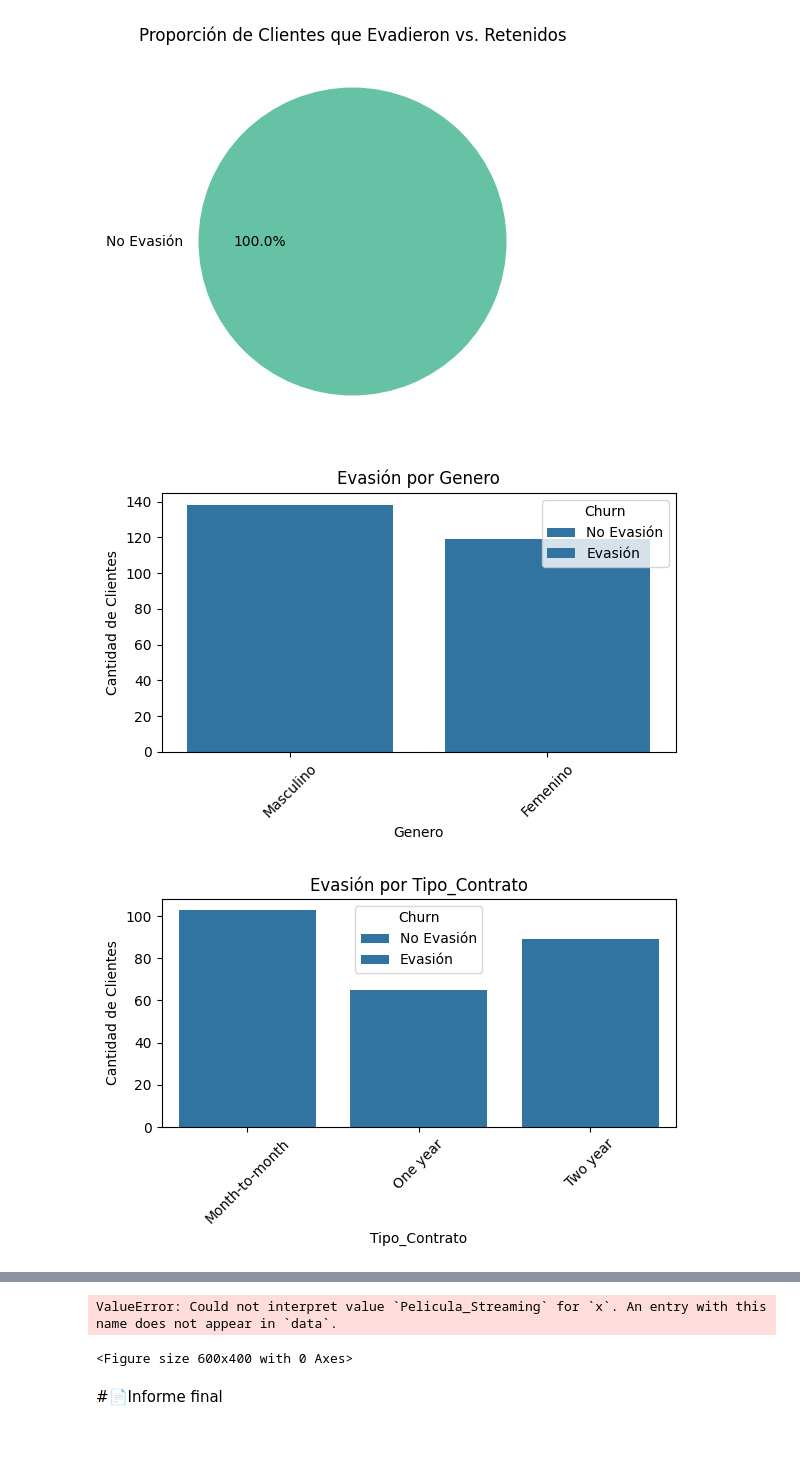
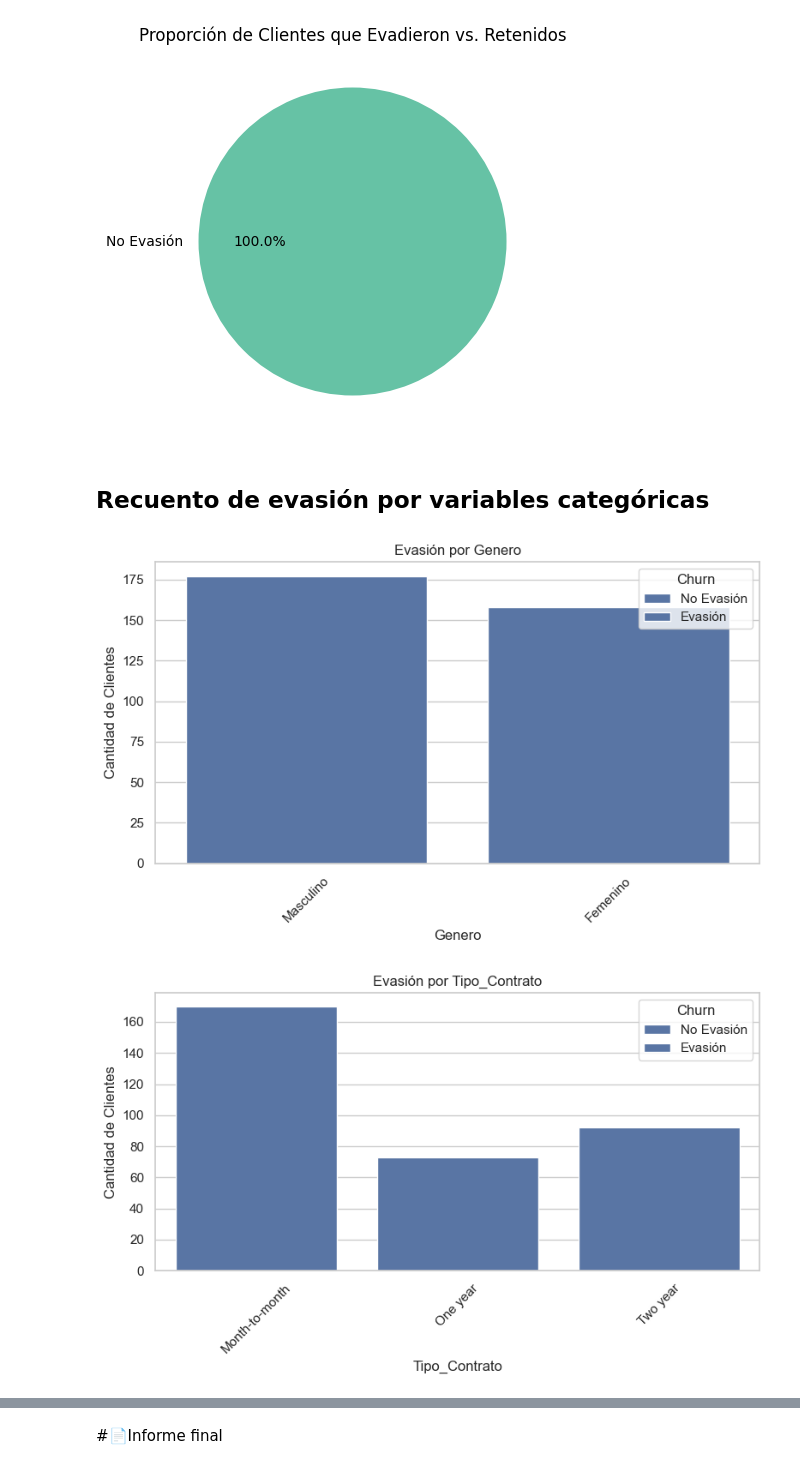
Before and after one commit to SaulRovelo/telecomx-churn-analysis, a Jupyter notebook: TelecomX_LATAM.ipynb, the cells around one changed output, grey strips where cells are left out. Saved outputs shown, nothing was run; the diff lists cells and outputs as text; code cells hidden in the pictures; blank space fills up the shorter version.

```diff
--- a/TelecomX_LATAM.ipynb
+++ b/TelecomX_LATAM.ipynb
@@ -324,27 +324,44 @@ Passing `palette` without assigning `hue` is deprecated and will be removed in v
   sns.barplot(x=churn_counts.index, y=churn_counts.values, palette='viridis')
 [figure]
 [figure]
+# %% [markdown]
+## Recuento de evasión por variables categóricas
 # %%
 import matplotlib.pyplot as plt
 import seaborn as sns
 
-# Lista de columnas categóricas a analizar (ajusta según tu dataset)
+# Asegúrate de que 'Churn' sea categórica (0 = No Evasión, 1 = Evasión)
+df['Churn'] = df['Churn'].fillna(0)  # Opcional: reemplaza NaNs si es necesario
+df['Churn'] = df['Churn'].astype(int)
+
+# Lista de columnas categóricas a analizar
 columnas_categoricas = [
-    'Genero', 'Tipo_Contrato', 'Metodo_Pago', 'Servicio_Internet',
-    'Lineas_Multiples', 'Television_Streaming', 'Pelicula_Streaming'
+    'Genero',
+    'Tipo_Contrato',
+    'Metodo_Pago',
+    'Servicio_Internet',
+    'Lineas_Multiples',
+    'Television_Streaming',
+    'Pelicula_Streaming'  # Puedes eliminar o comentar esta línea si no existe
 ]
 
-# Crear un gráfico para cada variable categórica
-for columna in columnas_categoricas:
-    plt.figure(figsize=(6, 4))
+# Filtrar solo columnas que existen en el DataFrame
+columnas_existentes = [col for col in columnas_categoricas if col in df.columns]
+
+# Configuración de estilo
+sns.set(style="whitegrid")
+
+# Graficar cada variable categórica con separación por 'Churn'
+for columna in columnas_existentes:
+    plt.figure(figsize=(8, 5))
     sns.countplot(data=df, x=columna, hue='Churn')
     plt.title(f'Evasión por {columna}')
+    plt.xlabel(columna)
     plt.ylabel('Cantidad de Clientes')
-    plt.xlabel(columna)
     plt.legend(title='Churn', labels=['No Evasión', 'Evasión'])
     plt.xticks(rotation=45)
     plt.tight_layout()
     plt.show()
 # %% [output]
-[figure, old version]
+[figure, new version]
-[figure, old version]
+[figure, new version]
@@ -355,4 +372,2 @@ for columna in columnas_categoricas:
-ValueError: Could not interpret value `Pelicula_Streaming` for `x`. An entry with this name does not appear in `data`.
-<Figure size 600x400 with 0 Axes>
 # %% [markdown]
 #📄Informe final
```
Also changed, not shown: parts of 1 cell of this notebook.
